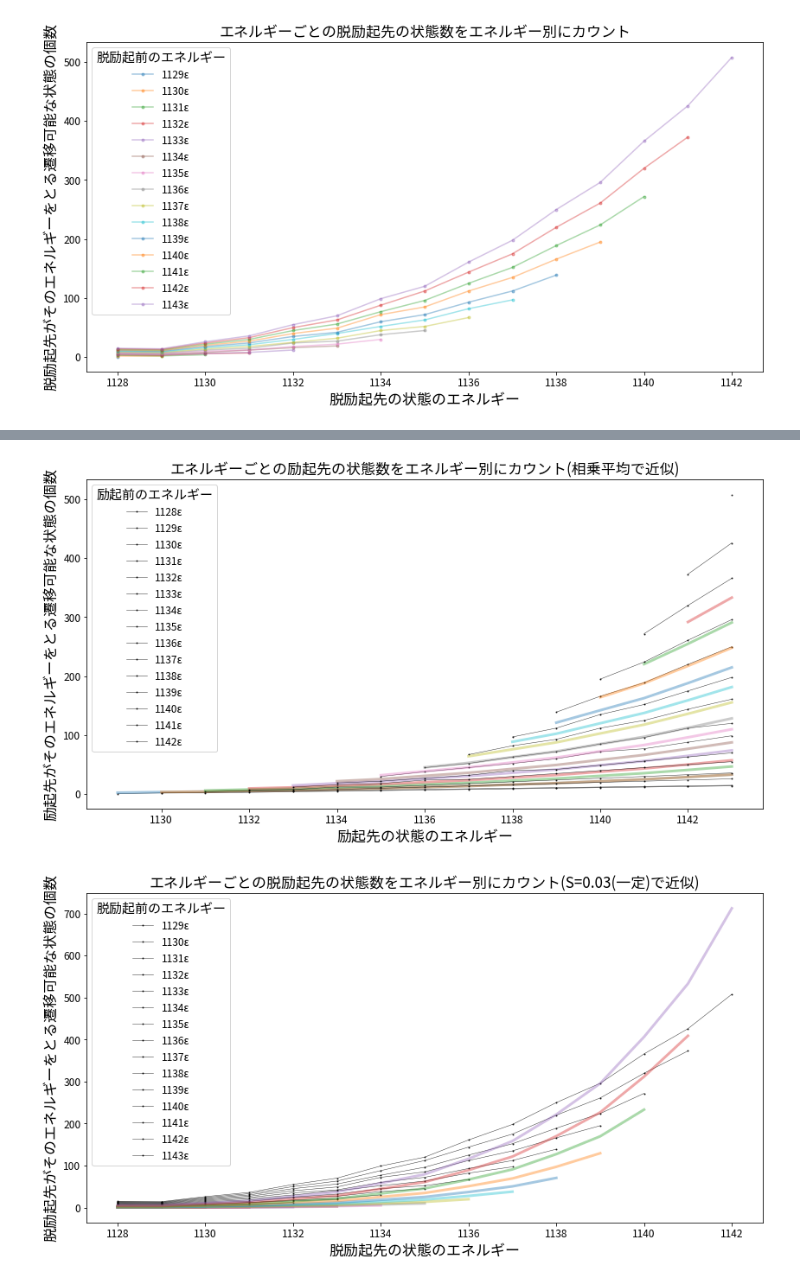
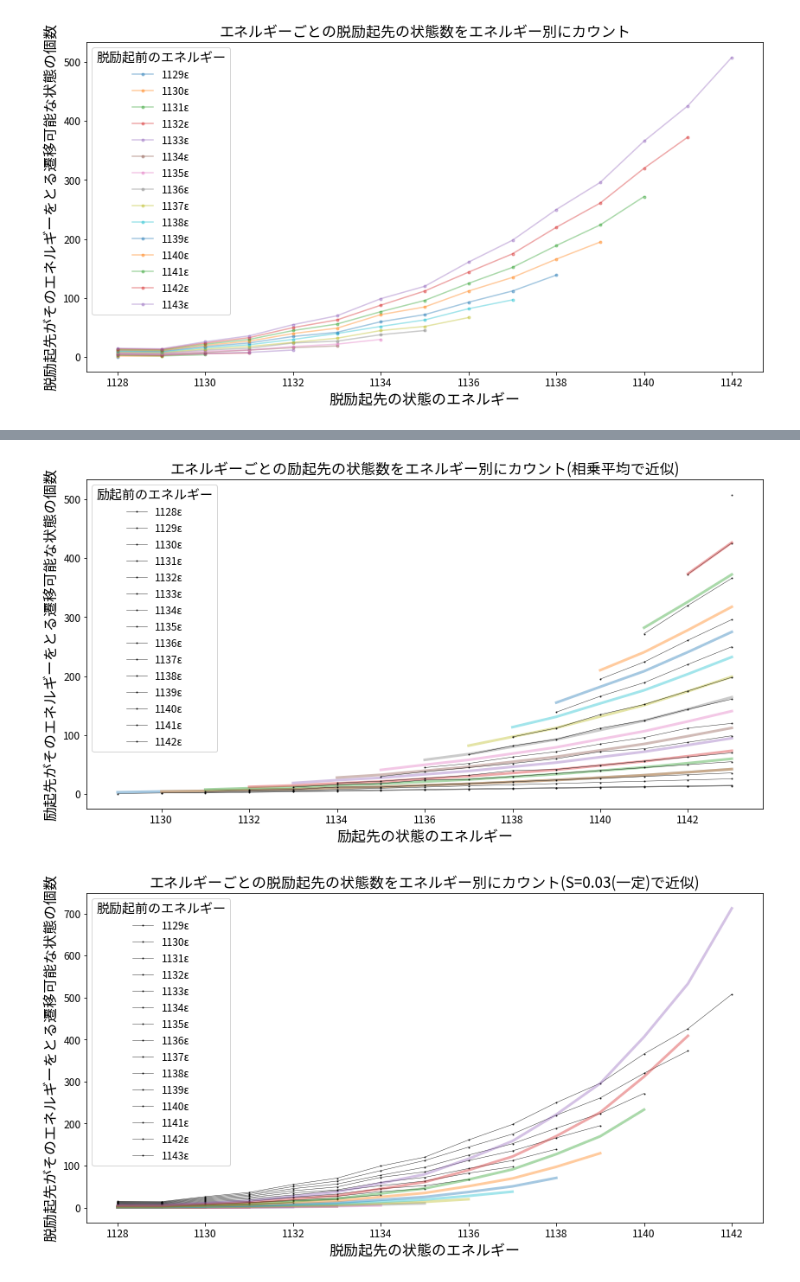
Before and after one commit to GenkiK/fermi2, a Jupyter notebook: 20210329/notebooks/transition_prob_48_15.ipynb, the cells around one changed output, grey strips where cells are left out. Cells and saved outputs as stored; diff of their text form; code cells hidden in the pictures.

```diff
--- a/20210329/notebooks/transition_prob_48_15.ipynb
+++ b/20210329/notebooks/transition_prob_48_15.ipynb
@@ -255,7 +255,7 @@ plt.show()
 # %% [output]
 [figure]
 # %%
-S = 2.5
+S = 3.2
 scores48_15 = Fermi.get_scores(states48_15)
 plt.figure(figsize=(14, 7))
 for score in scores48_15[1:]:
@@ -263,9 +263,7 @@ for score in scores48_15[1:]:
     scores = np.fromiter(score2num.keys(), dtype=int)
     nums = np.fromiter(score2num.values(), dtype=int)
     degeneracy = degeneracy_dct[score]
-    # plt.plot(scores, nums, '.-', alpha=0.5, label=f"{score}ε")
     plt.plot(scores, nums, '.-', alpha=0.8, linewidth=0.5, ms=2, label=f"{score}ε", color="black")
-    # plt.plot(scores, degeneracy * degeneracies48_15[:score-min(scores48_15)] * S, '-', alpha=0.2, linewidth=5)
     plt.plot(scores, S * (degeneracy * degeneracies48_15[:score-min(scores48_15)])**0.5, '-', alpha=0.4, linewidth=3) #
 plt.legend(title="脱励起前のエネルギー", title_fontsize=15)
 plt.title("エネルギーごとの脱励起先の状態数をエネルギー別にカウント(相乗平均で近似)", fontsize=17)
@@ -277,21 +275,21 @@ plt.show()
 # %%
-S = 2.5
+S = 3.2
 scores48_15 = Fermi.get_scores(states48_15)
 plt.figure(figsize=(14, 7))
 for score in scores48_15[:-1]:
     score2num = score2dct_ex[score] # {遷移先が3εのルート数: 1個, ...}
     scores = np.fromiter(score2num.keys(), dtype=int)
     nums = np.fromiter(score2num.values(), dtype=int)
     degeneracy = degeneracy_dct[score]
     plt.plot(scores, nums, '.-', alpha=0.8, linewidth=0.5, ms=2, label=f"{score}ε", color="black")
     plt.plot(scores, (degeneracy * degeneracies48_15[score - min(scores48_15) + 1:])**0.5 * S, '-', alpha=0.4, linewidth=3)
 plt.legend(title="励起前のエネルギー", title_fontsize=15)
 plt.title("エネルギーごとの励起先の状態数をエネルギー別にカウント(相乗平均で近似)", fontsize=17)
 plt.xlabel("励起先の状態のエネルギー", fontsize=17)
 plt.ylabel("励起先がそのエネルギーをとる遷移可能な状態の個数", fontsize=17)
 plt.show()
 # %% [output]
-[figure, old version]
+[figure, new version]
 # %%
 S = 0.03
 scores48_15 = Fermi.get_scores(states48_15)
```
Also changed, not shown: parts of 1 cell of this notebook, 11 other files.
